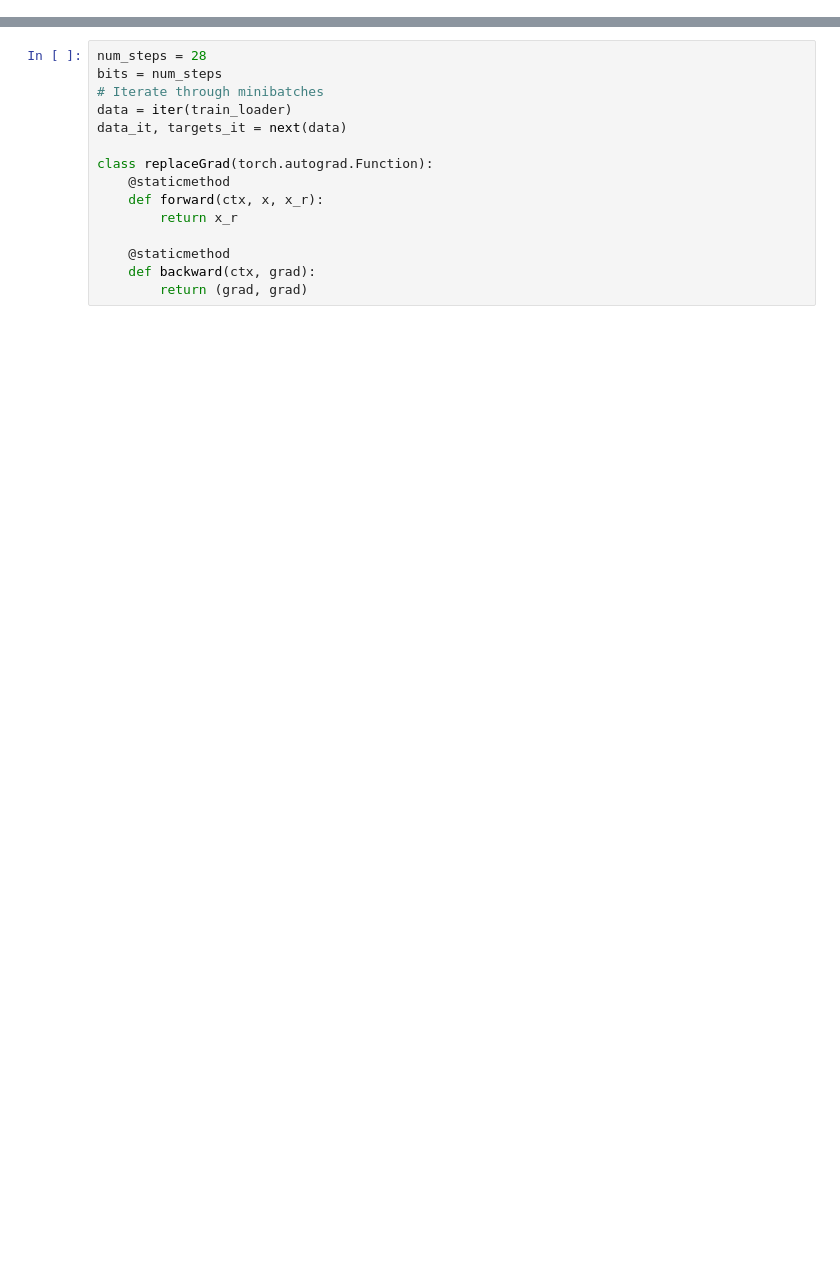
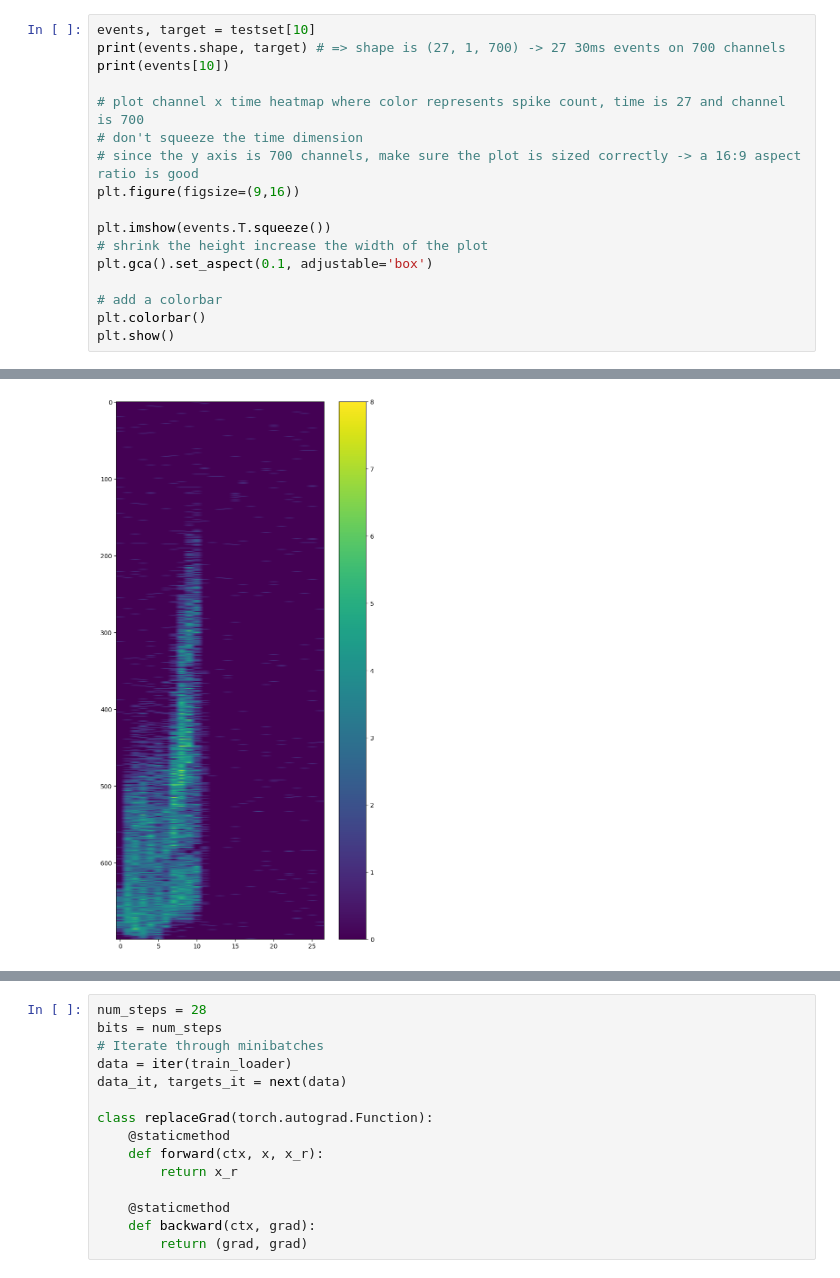
Before and after one commit to anmutechsupport/SingleSpikeOTTT, a Jupyter notebook: shittySHD.ipynb, the cells around one changed output, grey strips where cells are left out. Saved outputs shown, nothing was run; the diff lists cells and outputs as text; blank space fills up the shorter version.

```diff
--- a/shittySHD.ipynb
+++ b/shittySHD.ipynb
@@ -27,0 +79,18 @@ testset=datasets.SHD('data', transform=transform, train=False)
+# %%
+events, target = testset[10]
+print(events.shape, target) # => shape is (27, 1, 700) -> 27 30ms events on 700 channels
+print(events[10])
+
+# plot channel x time heatmap where color represents spike count, time is 27 and channel is 700
+# don't squeeze the time dimension
+# since the y axis is 700 channels, make sure the plot is sized correctly -> a 16:9 aspect ratio is good
+plt.figure(figsize=(9,16))
+
+plt.imshow(events.T.squeeze())
+# shrink the height increase the width of the plot
+plt.gca().set_aspect(0.1, adjustable='box')
+
+# add a colorbar
+plt.colorbar()
+plt.show()
+# %% [output]
@@ -27,0 +114 @@ testset=datasets.SHD('data', transform=transform, train=False)
+[figure, added]
```
Also changed, not shown: parts of 21 cells of this notebook, 2 other files.
